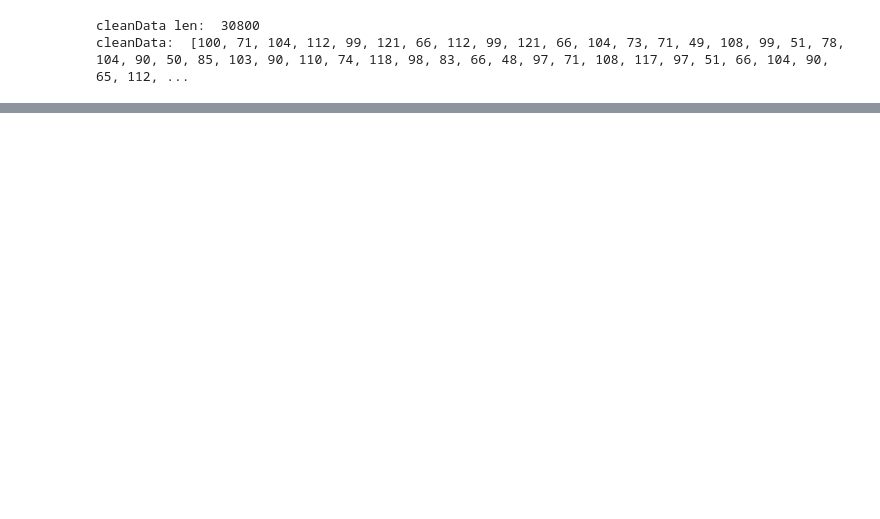
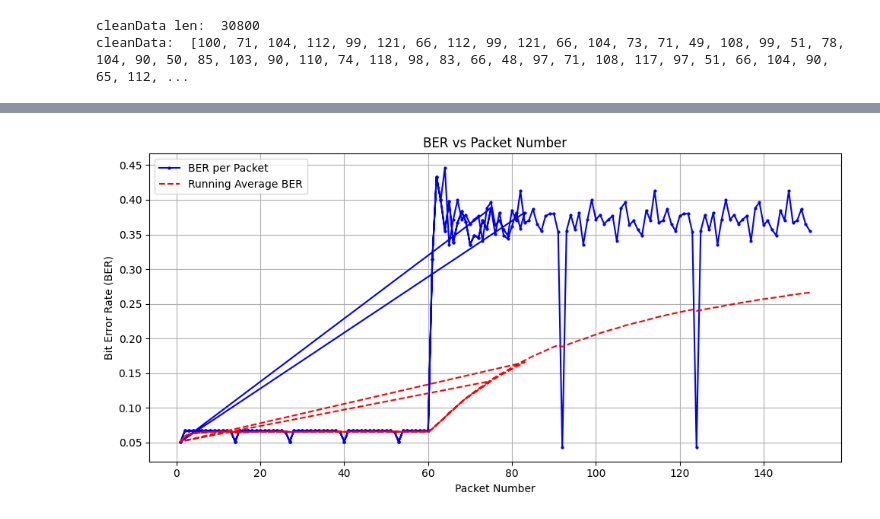
Before and after one commit to aruncs31s/Design-and-Implementation-of-Software-Defined-Radio-in-5Ghz-Communication, a Jupyter notebook: src/perfomance_analysis/BPSK/perf_analysis.ipynb, the cells around one changed output, grey strips where cells are left out. Saved outputs shown, nothing was run; the diff lists cells and outputs as text; code cells hidden in the pictures; blank space fills up the shorter version.

```diff
--- a/src/perfomance_analysis/BPSK/perf_analysis.ipynb
+++ b/src/perfomance_analysis/BPSK/perf_analysis.ipynb
@@ -93,0 +137,25 @@ cleanData:  [100, 71, 104, 112, 99, 121, 66, 112, 99, 121, 66, 104, 73, 71, 49,
+# %%
+import pandas as pd
+import matplotlib.pyplot as plt
+
+# Load CSV
+df = pd.read_csv("ber_log.csv")
+
+# Optional: Convert timestamp to readable datetime
+import datetime
+df['time'] = df['timestamp'].apply(lambda ts: datetime.datetime.fromtimestamp(ts))
+
+# Plot BER over packet number
+plt.figure(figsize=(10, 5))
+plt.plot(df['packet_number'], df['ber'], label='BER per Packet', color='blue', marker='o', markersize=2)
+plt.plot(df['packet_number'], df['avg_ber'], label='Running Average BER', color='red', linestyle='--')
+
+plt.xlabel('Packet Number')
+plt.ylabel('Bit Error Rate (BER)')
+plt.title('BER vs Packet Number')
+plt.grid(True)
+plt.legend()
+plt.tight_layout()
+plt.show()
+# %% [output]
+[figure, added]
```
Also changed, not shown: parts of 7 cells of this notebook, 16 other files.
